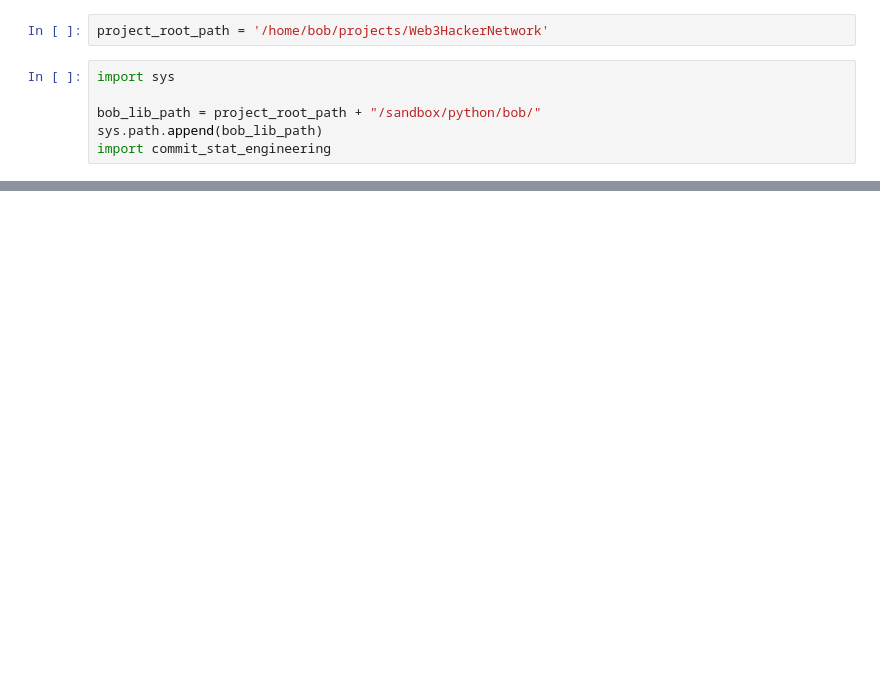
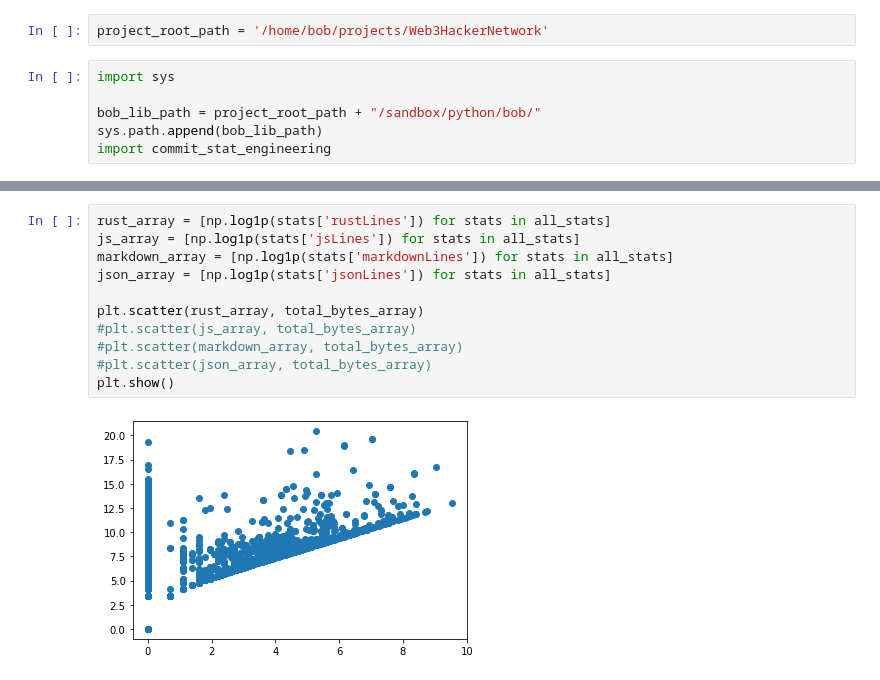
Before and after one commit to Deadman-DAO/Web3HackerNetwork, a Jupyter notebook: sandbox/notebooks/bob/commit_stat_engineering.ipynb, the cells around one changed output, grey strips where cells are left out. Cells and saved outputs as stored; diff of their text form; blank space fills up the shorter version.

```diff
--- a/sandbox/notebooks/bob/commit_stat_engineering.ipynb
+++ b/sandbox/notebooks/bob/commit_stat_engineering.ipynb
@@ -36,0 +71,13 @@ for stat in all_commit_stats[slice(1)]:
+# %%
+rust_array = [np.log1p(stats['rustLines']) for stats in all_stats]
+js_array = [np.log1p(stats['jsLines']) for stats in all_stats]
+markdown_array = [np.log1p(stats['markdownLines']) for stats in all_stats]
+json_array = [np.log1p(stats['jsonLines']) for stats in all_stats]
+
+plt.scatter(rust_array, total_bytes_array)
+#plt.scatter(js_array, total_bytes_array)
+#plt.scatter(markdown_array, total_bytes_array)
+#plt.scatter(json_array, total_bytes_array)
+plt.show()
+# %% [output]
+[figure, added]
```
Also changed, not shown: parts of 6 cells of this notebook.
